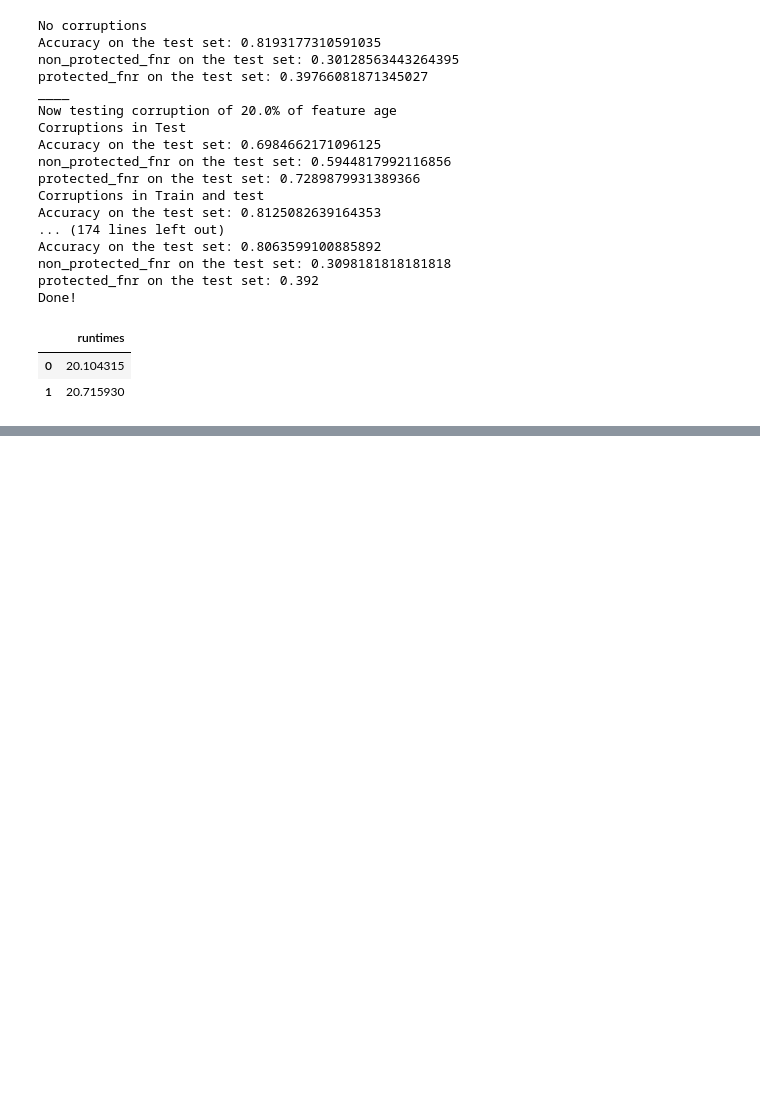
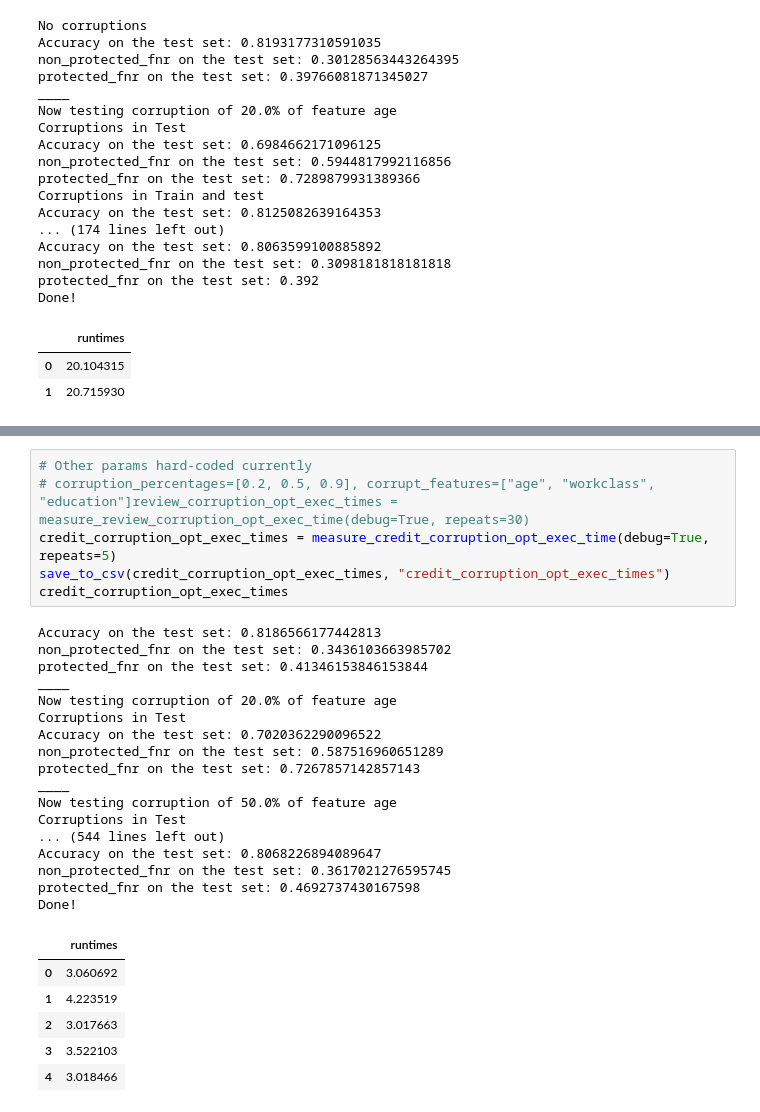
Before and after one commit to stefan-grafberger/deem22-what-if-experiments, a Jupyter notebook: whatif/example_pipelines/corruption_experiments.ipynb, the cells around one changed output, grey strips where cells are left out. Saved outputs shown, nothing was run; the diff lists cells and outputs as text; blank space fills up the shorter version.

```diff
--- a/whatif/example_pipelines/corruption_experiments.ipynb
+++ b/whatif/example_pipelines/corruption_experiments.ipynb
@@ -232,0 +276,30 @@ Done!
+# %%
+# Other params hard-coded currently
+# corruption_percentages=[0.2, 0.5, 0.9], corrupt_features=["age", "workclass", "education"]review_corruption_opt_exec_times = measure_review_corruption_opt_exec_time(debug=True, repeats=30)
+credit_corruption_opt_exec_times = measure_credit_corruption_opt_exec_time(debug=True, repeats=5)
+save_to_csv(credit_corruption_opt_exec_times, "credit_corruption_opt_exec_times")
+credit_corruption_opt_exec_times
+# %% [output]
+Accuracy on the test set: 0.8186566177442813
+non_protected_fnr on the test set: 0.3436103663985702
+protected_fnr on the test set: 0.41346153846153844
+____
+Now testing corruption of 20.0% of feature age
+Corruptions in Test
+Accuracy on the test set: 0.7020362290096522
+non_protected_fnr on the test set: 0.587516960651289
+protected_fnr on the test set: 0.7267857142857143
+____
+Now testing corruption of 50.0% of feature age
+Corruptions in Test
+... (544 lines left out)
+Accuracy on the test set: 0.8068226894089647
+non_protected_fnr on the test set: 0.3617021276595745
+protected_fnr on the test set: 0.4692737430167598
+Done!
+|  | runtimes |
+| 0 | 3.060692 |
+| 1 | 4.223519 |
+| 2 | 3.017663 |
+| 3 | 3.522103 |
+| 4 | 3.018466 |
```
Also changed, not shown: parts of 2 cells of this notebook, 3 other files.
